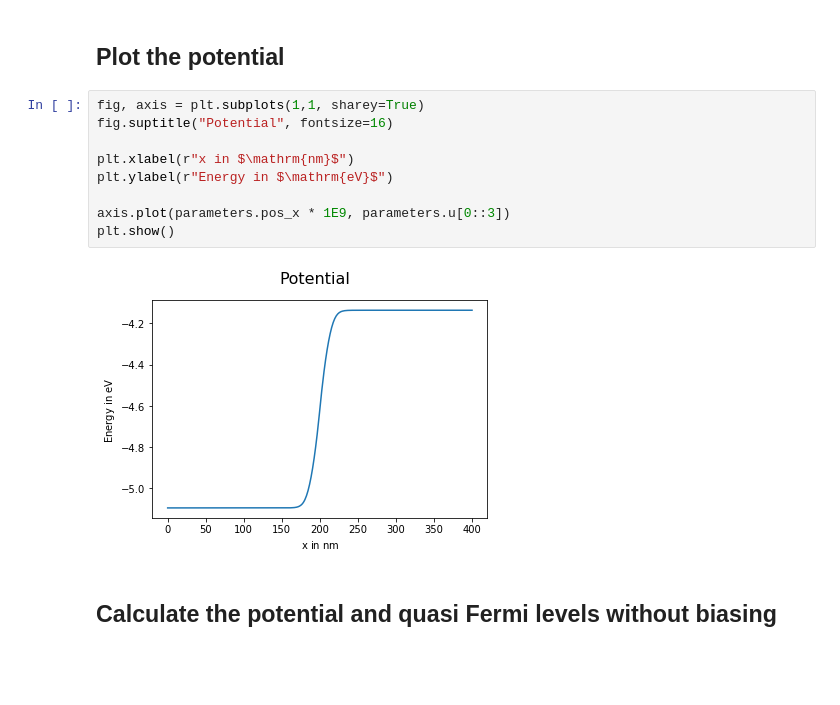
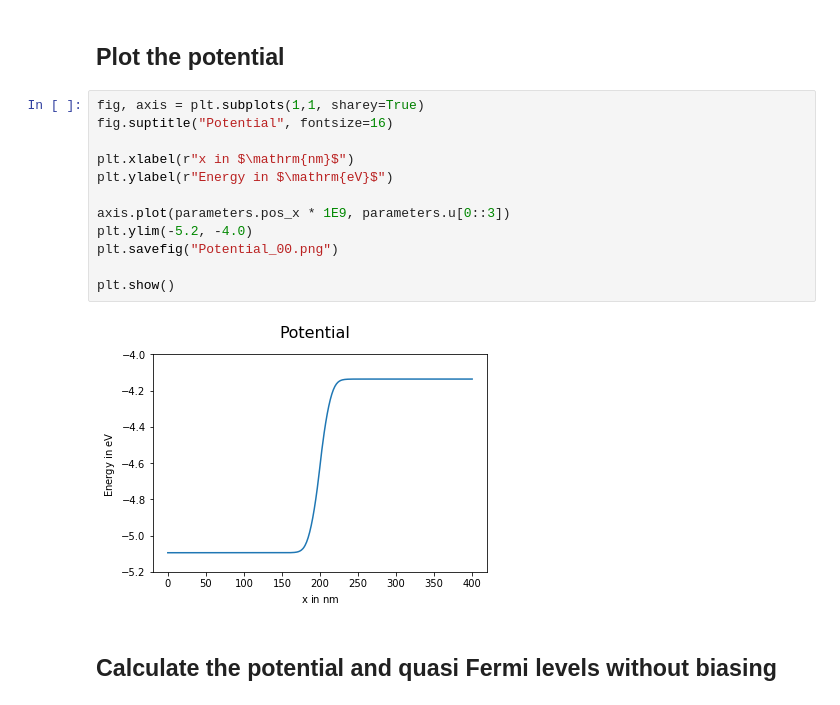
Before and after one commit to pabele/synumses, a Jupyter notebook: examples/jupyter/01_Diode/01_pn_homo_junction_Si.ipynb, the cells around one changed output. Cells and saved outputs as stored; diff of their text form; blank space fills up the shorter version.

```diff
--- a/examples/jupyter/01_Diode/01_pn_homo_junction_Si.ipynb
+++ b/examples/jupyter/01_Diode/01_pn_homo_junction_Si.ipynb
@@ -120,14 +122,17 @@ True
 # %%
 fig, axis = plt.subplots(1,1, sharey=True)
 fig.suptitle("Potential", fontsize=16)
 
 plt.xlabel(r"x in $\mathrm{nm}$")
 plt.ylabel(r"Energy in $\mathrm{eV}$")
 
 axis.plot(parameters.pos_x * 1E9, parameters.u[0::3])
+plt.ylim(-5.2, -4.0)
+plt.savefig("Potential_00.png")
+
 plt.show()
 # %% [output]
-[figure, old version]
+[figure, new version]
 # %% [markdown]
 ## Calculate the potential and quasi Fermi levels without biasing
 # %%
```
Also changed, not shown: parts of 4 cells of this notebook, 25 other files.
